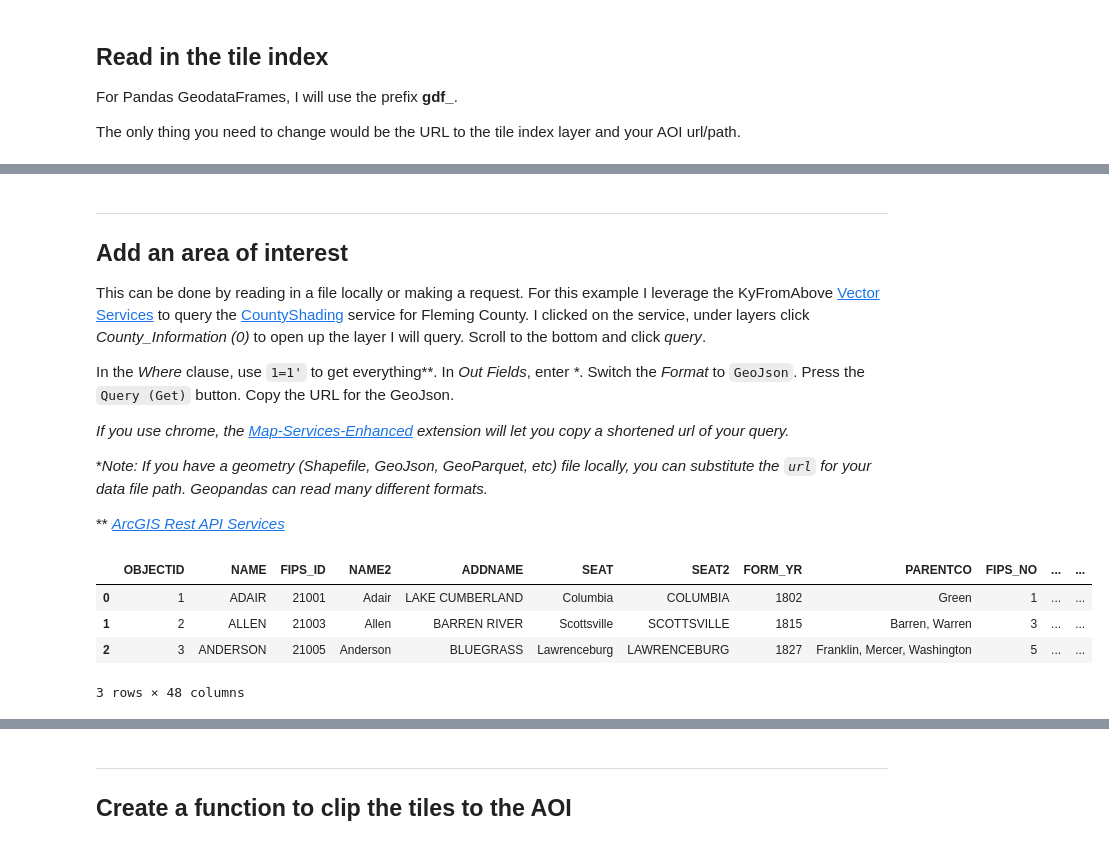
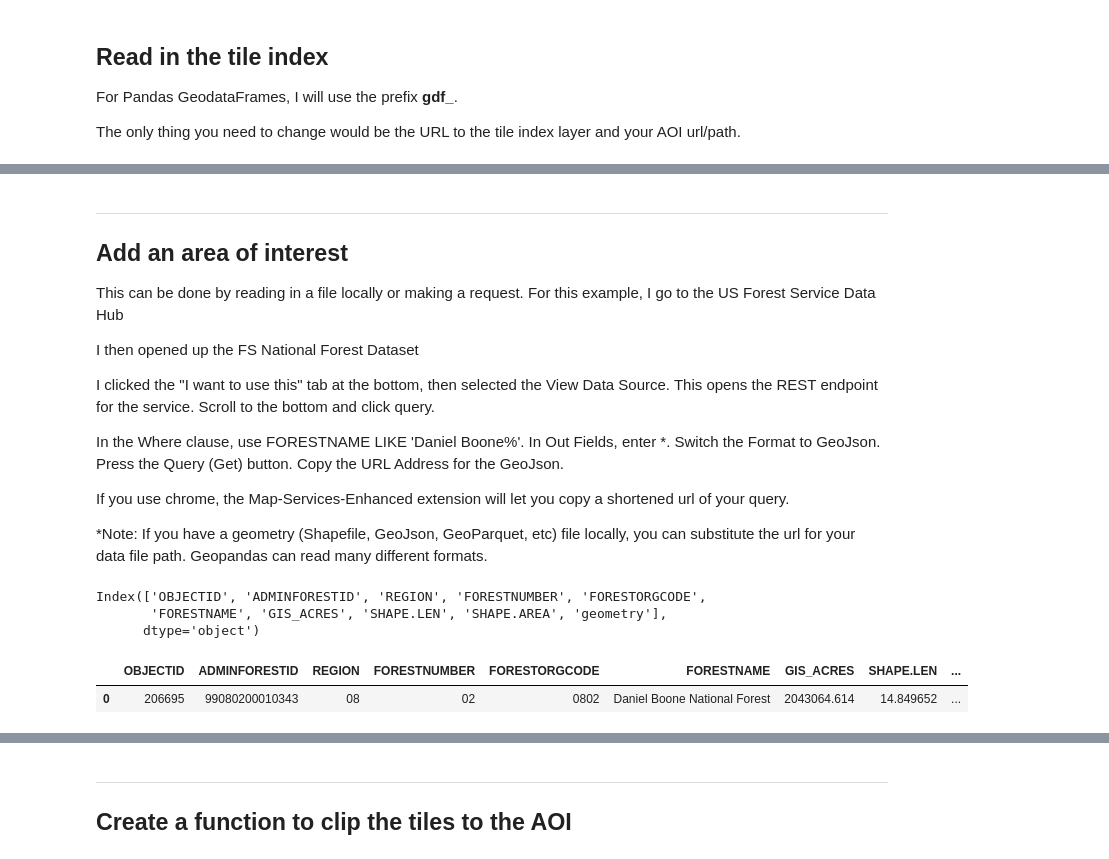
Before and after one commit to ianhorn/kyfromabove-on-aws-examples, a Jupyter notebook: examples/clip_tiles_to_boundary.ipynb, the cells around one changed output, grey strips where cells are left out. Saved outputs shown, nothing was run; the diff lists cells and outputs as text; code cells hidden in the pictures.

```diff
--- a/examples/clip_tiles_to_boundary.ipynb
+++ b/examples/clip_tiles_to_boundary.ipynb
@@ -62,26 +66,31 @@ Index(['tilename', 'key', 'aws_url', 'size', 'geometry'], dtype='object')
 # %% [markdown]
 ___
 ## Add an area of interest
+This can be done by reading in a file locally or making a request. For this example, I go to the US Forest Service Data Hub
 
-This can be done by reading in a file locally or making a request.  For this example I leverage the KyFromAbove [Vector Services](https://kygisserver.ky.gov/arcgis) to query the [CountyShading](https://kygisserver.ky.gov/arcgis/rest/services/WGS84WM_Services/Ky_CountyShading_WGS84WM/MapServer) service for Fleming County. I clicked on the service, under layers click *County_Information (0)* to open up the layer  I will query.  Scroll to the bottom and click *query*.
+I then opened up the FS National Forest Dataset
 
-In the *Where* clause, use `1=1'` to get everything\*\*.  In *Out Fields*, enter _*_.  Switch the *Format* to `GeoJson`.  Press the `Query (Get)` button.  Copy the URL for the GeoJson.
+I clicked the "I want to use this" tab at the bottom, then selected the View Data Source. This opens the REST endpoint for the service. Scroll to the bottom and click query.
 
-_If you use chrome, the [Map-Services-Enhanced](https://github.com/raykendo/Map-Services-Enhanced) extension will let you copy a shortened url of your query._
+In the Where clause, use FORESTNAME LIKE 'Daniel Boone%'. In Out Fields, enter \*. Switch the Format to GeoJson. Press the Query (Get) button. Copy the URL Address for the GeoJson.
 
-\*_Note: If you have a geometry (Shapefile, GeoJson, GeoParquet, etc) file locally, you can substitute the `url` for your data file path. Geopandas can read many different formats._
+If you use chrome, the Map-Services-Enhanced extension will let you copy a shortened url of your query.
 
-\*\* _[ArcGIS Rest API Services](https://kygisserver.ky.gov/arcgis/sdk/rest/index.html#//02ss0000006v000000)_
+\*Note: If you have a geometry (Shapefile, GeoJson, GeoParquet, etc) file locally, you can substitute the url for your data file path. Geopandas can read many different formats.
 # %%
 # paste in the url from the rest endpoint query
-aoi_url = 'https://kygisserver.ky.gov/arcgis/rest/services/WGS84WM_Services/Ky_CountyShading_WGS84WM/MapServer/0/query?where=1%3D1&units=esriSRUnit_Foot&outFields=*&returnExtentOnly=false&featureEncoding=esriDefault&f=geojson'
+aoi_url = 'https://apps.fs.usda.gov/arcx/rest/services/EDW/EDW_ForestSystemBoundaries_01/MapServer/1/query?where=FORESTNAME+LIKE+%27Daniel+Boone%25%27&timeRelation=esriTimeRelationOverlaps&units=esriSRUnit_Foot&outFields=*&returnExtentOnly=false&sqlFormat=none&featureEncoding=esriDefault&f=geojson'
 
 # use gdf for geodatframe
 gdf_aoi = gpd.read_file(aoi_url)
-gdf_aoi.head(3)
+
+
+# print columns
+print(f'{gdf_aoi.columns}\n')
+gdf_aoi
 # %% [output]
+Index(['OBJECTID', 'ADMINFORESTID', 'REGION', 'FORESTNUMBER', 'FORESTORGCODE',
+       'FORESTNAME', 'GIS_ACRES', 'SHAPE.LEN', 'SHAPE.AREA', 'geometry'],
+      dtype='object')
-|  | OBJECTID | NAME | FIPS_ID | NAME2 | ADDNAME | SEAT | SEAT2 | FORM_YR | PARENTCO | FIPS_NO | ... | ... |
-| 0 | 1 | ADAIR | 21001 | Adair | LAKE CUMBERLAND | Columbia | COLUMBIA | 1802 | Green | 1 | ... | ... |
-| 1 | 2 | ALLEN | 21003 | Allen | BARREN RIVER | Scottsville | SCOTTSVILLE | 1815 | Barren, Warren | 3 | ... | ... |
-| 2 | 3 | ANDERSON | 21005 | Anderson | BLUEGRASS | Lawrenceburg | LAWRENCEBURG | 1827 | Franklin, Mercer, Washington | 5 | ... | ... |
+|  | OBJECTID | ADMINFORESTID | REGION | FORESTNUMBER | FORESTORGCODE | FORESTNAME | GIS_ACRES | SHAPE.LEN | ... |
+| 0 | 206695 | 99080200010343 | 08 | 02 | 0802 | Daniel Boone National Forest | 2043064.614 | 14.849652 | ... |
-3 rows × 48 columns
```
Also changed, not shown: parts of 13 cells of this notebook, 2 other files.
